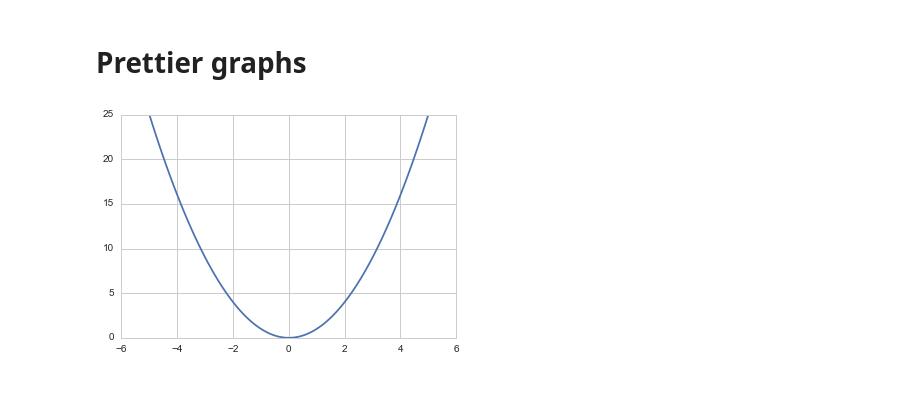
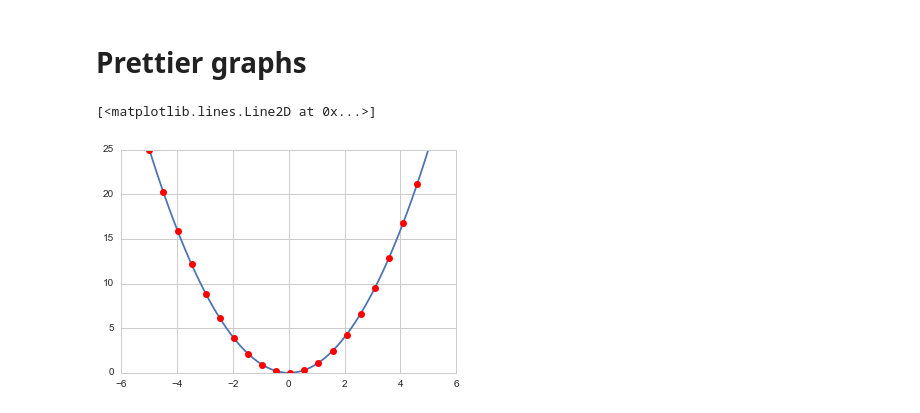
Before and after one commit to vanzaj/2016-06-11-ntu, a Jupyter notebook: code/scratch.ipynb, the cells around one changed output. Saved outputs shown, nothing was run; the diff lists cells and outputs as text; code cells hidden in the pictures.

```diff
--- a/code/scratch.ipynb
+++ b/code/scratch.ipynb
@@ -55,8 +72,17 @@ import matplotlib.pyplot as plt
 import seaborn
 seaborn.set_style('whitegrid')
 # %%
+def f(x):
+    return x*x
+
 x = np.linspace(-5, 5, 100)
-plt.plot(x, x**2)
+plt.plot(x, f(x))
+
+s = x[::5]
+plt.plot(s, f(s), 'ro')
+
+
 #plt.savefig('/tmp/toto.png', dpi=300)
 # %% [output]
+[<matplotlib.lines.Line2D at 0x...>]
-[figure, old version]
+[figure, new version]
```
Also changed, not shown: parts of 12 cells of this notebook, 4 other files.
